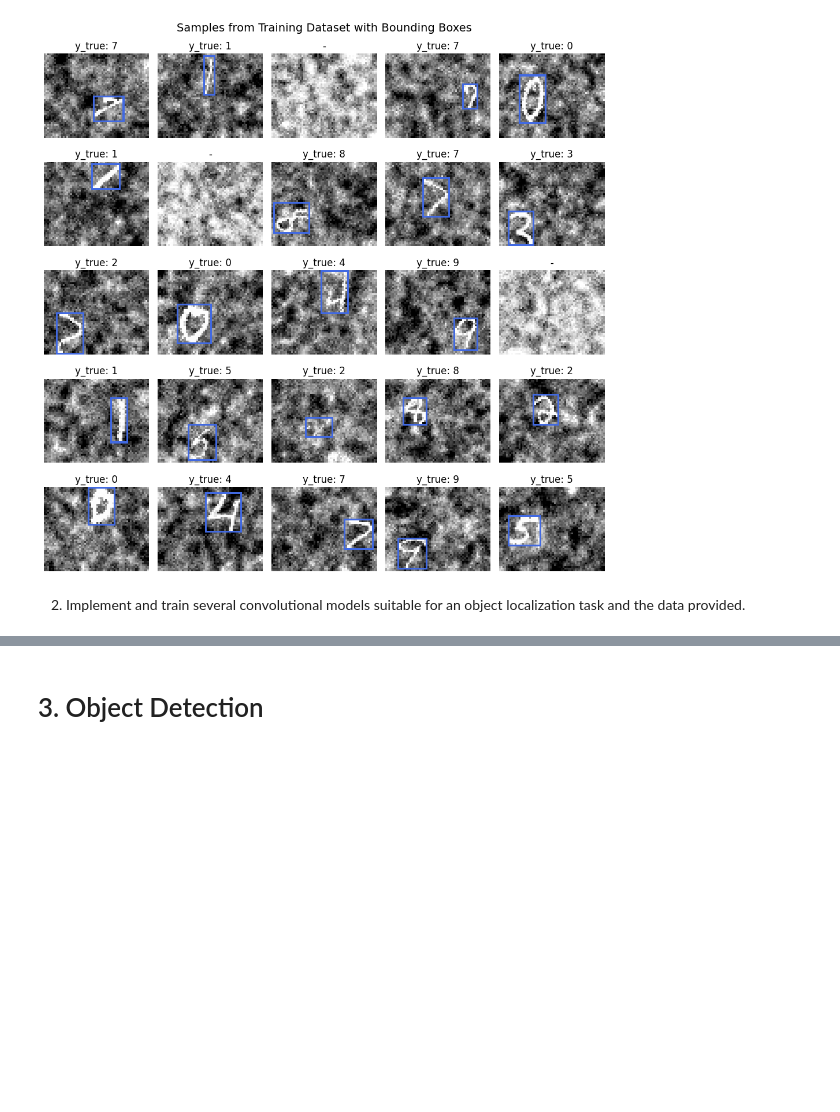
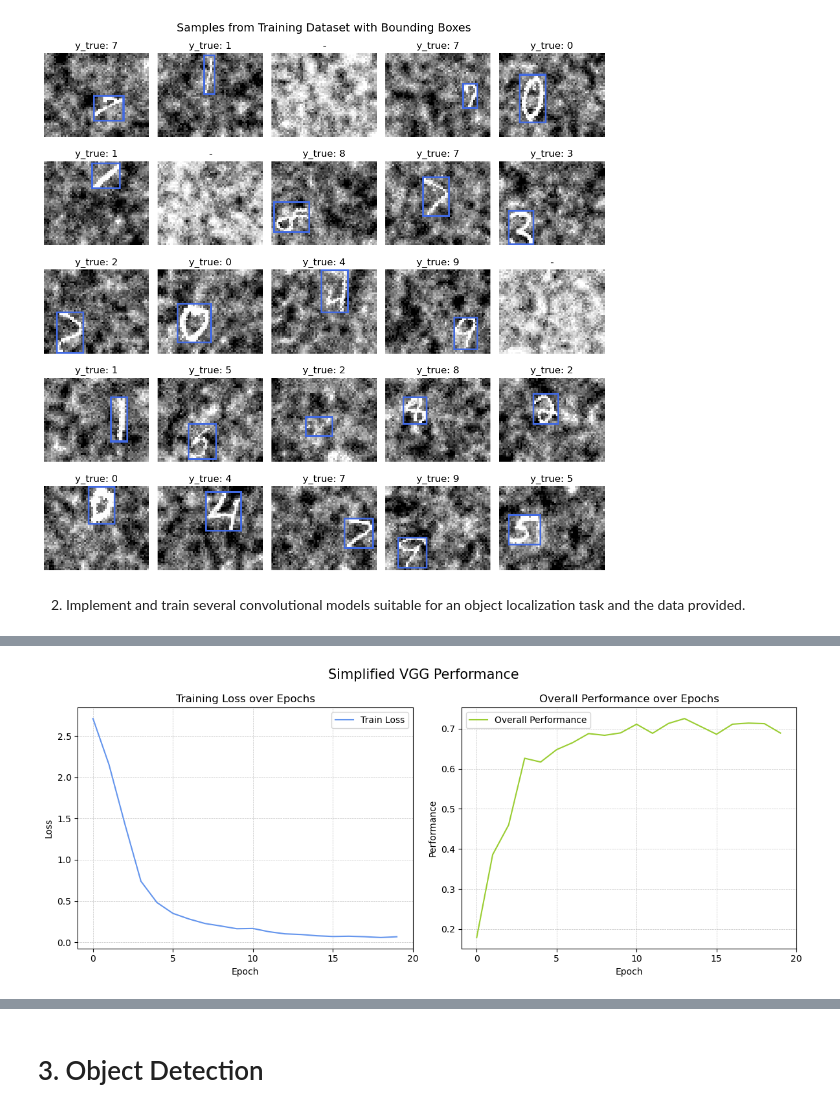
Before and after one commit to kuimetra/deep_learning, a Jupyter notebook: Project 2/main.ipynb, the cells around one changed output, grey strips where cells are left out. Drawn from its saved outputs; the diff is of its cells as text; code cells hidden in the pictures; blank space fills up the shorter version.

```diff
--- a/Project 2/main.ipynb
+++ b/Project 2/main.ipynb
@@ -421,3 +554,7 @@ plot_model_performance(n_epochs, lenet5_train_losses, lenet5_overall_performance
+# %%
+plot_model_performance(n_epochs, VGG_model_train_losses, VGG_model_overall_performances, model_name="Simplified VGG")
+# %% [output]
+[figure, added]
 # %%
 def plot_model_predictions(model, dataset, model_name="", img_height=48, img_width=60):
     model.eval()
```
Also changed, not shown: parts of 17 cells of this notebook, 6 other files.
